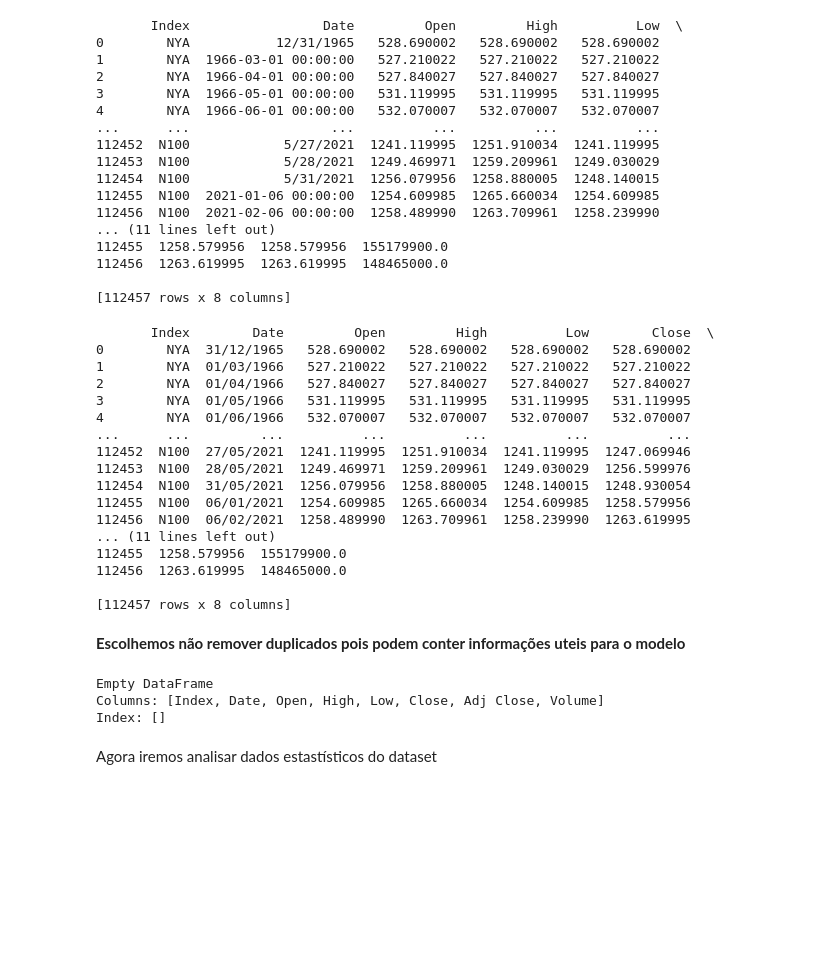
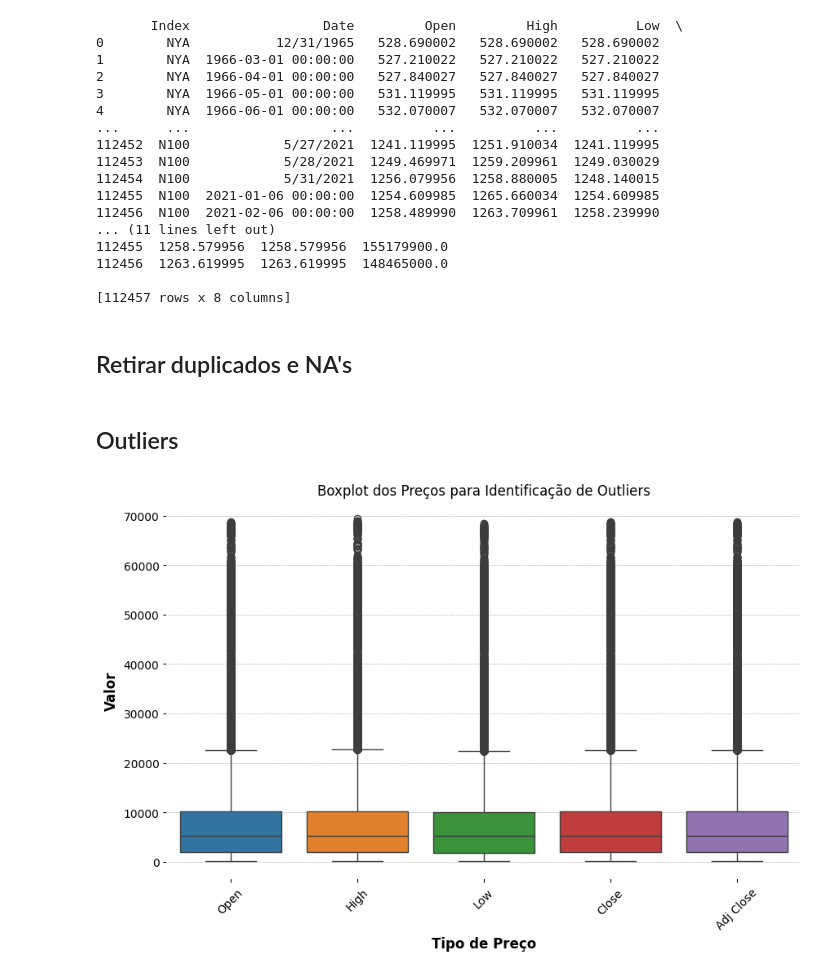
Before and after one commit to makee5/DL_Project, a Jupyter notebook: Project_DL.ipynb, the cells around one changed output. Saved outputs shown, nothing was run; the diff lists cells and outputs as text; code cells hidden in the pictures; blank space fills up the shorter version.

```diff
--- a/Project_DL.ipynb
+++ b/Project_DL.ipynb
@@ -36,27 +36,3 @@ print(data)
 112456  1263.619995  1263.619995  148465000.0
 
 [112457 rows x 8 columns]
-# %%
-data['Date'] = pd.to_datetime(data['Date'])  # Converter para datetime
-data['Date'] = data['Date'].dt.strftime('%d/%m/%Y')  # Formatar a data no formato 'dd/mm/aaaa'
-print(data)
-# %% [output]
-       Index        Date         Open         High          Low        Close  \
-0        NYA  31/12/1965   528.690002   528.690002   528.690002   528.690002
-1        NYA  01/03/1966   527.210022   527.210022   527.210022   527.210022
-2        NYA  01/04/1966   527.840027   527.840027   527.840027   527.840027
-3        NYA  01/05/1966   531.119995   531.119995   531.119995   531.119995
-4        NYA  01/06/1966   532.070007   532.070007   532.070007   532.070007
-...      ...         ...          ...          ...          ...          ...
-112452  N100  27/05/2021  1241.119995  1251.910034  1241.119995  1247.069946
-112453  N100  28/05/2021  1249.469971  1259.209961  1249.030029  1256.599976
-112454  N100  31/05/2021  1256.079956  1258.880005  1248.140015  1248.930054
-112455  N100  06/01/2021  1254.609985  1265.660034  1254.609985  1258.579956
-112456  N100  06/02/2021  1258.489990  1263.709961  1258.239990  1263.619995
-... (11 lines left out)
-112455  1258.579956  155179900.0
-112456  1263.619995  148465000.0
-
-[112457 rows x 8 columns]
-# %% [markdown]
-**Escolhemos não remover duplicados pois podem conter informações uteis para o modelo**
@@ -63,8 +41,24 @@ print(data)
+# %% [markdown]
+## Retirar duplicados e NA's
 # %%
-data = data.dropna() # Remover valores nulos do dataset
+data = data.dropna() # Remover valores nulos do
+data = data.drop_duplicates()
-# %% [output]
-Empty DataFrame
-Columns: [Index, Date, Open, High, Low, Close, Adj Close, Volume]
-Index: []
 # %% [markdown]
-Agora iremos analisar dados estastísticos do dataset
+## Outliers
+# %%
+import matplotlib.pyplot as plt
+import seaborn as sns
+
+# Selecione apenas as colunas relevantes (preços)
+price_columns = ['Open', 'High', 'Low', 'Close', 'Adj Close']
+
+# Criar um gráfico boxplot para visualizar outliers
+plt.figure(figsize=(10,6))
+sns.boxplot(data=data[price_columns])
+plt.title('Boxplot dos Preços para Identificação de Outliers')
+plt.xlabel('Tipo de Preço')
+plt.ylabel('Valor')
+plt.xticks(rotation=45)
+plt.show()
+# %% [output]
+[figure, added]
```
Also changed, not shown: parts of 15 cells of this notebook.
